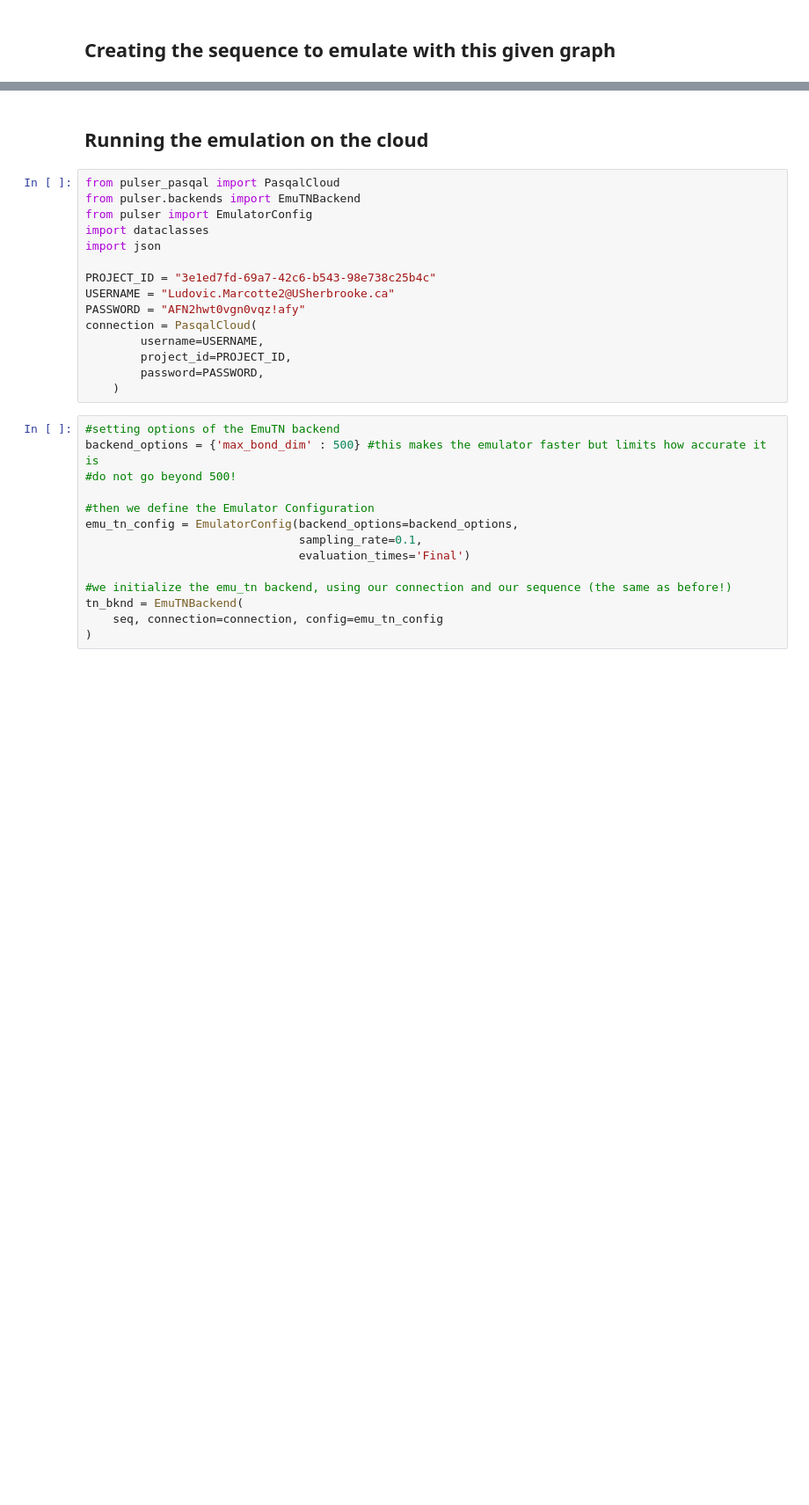
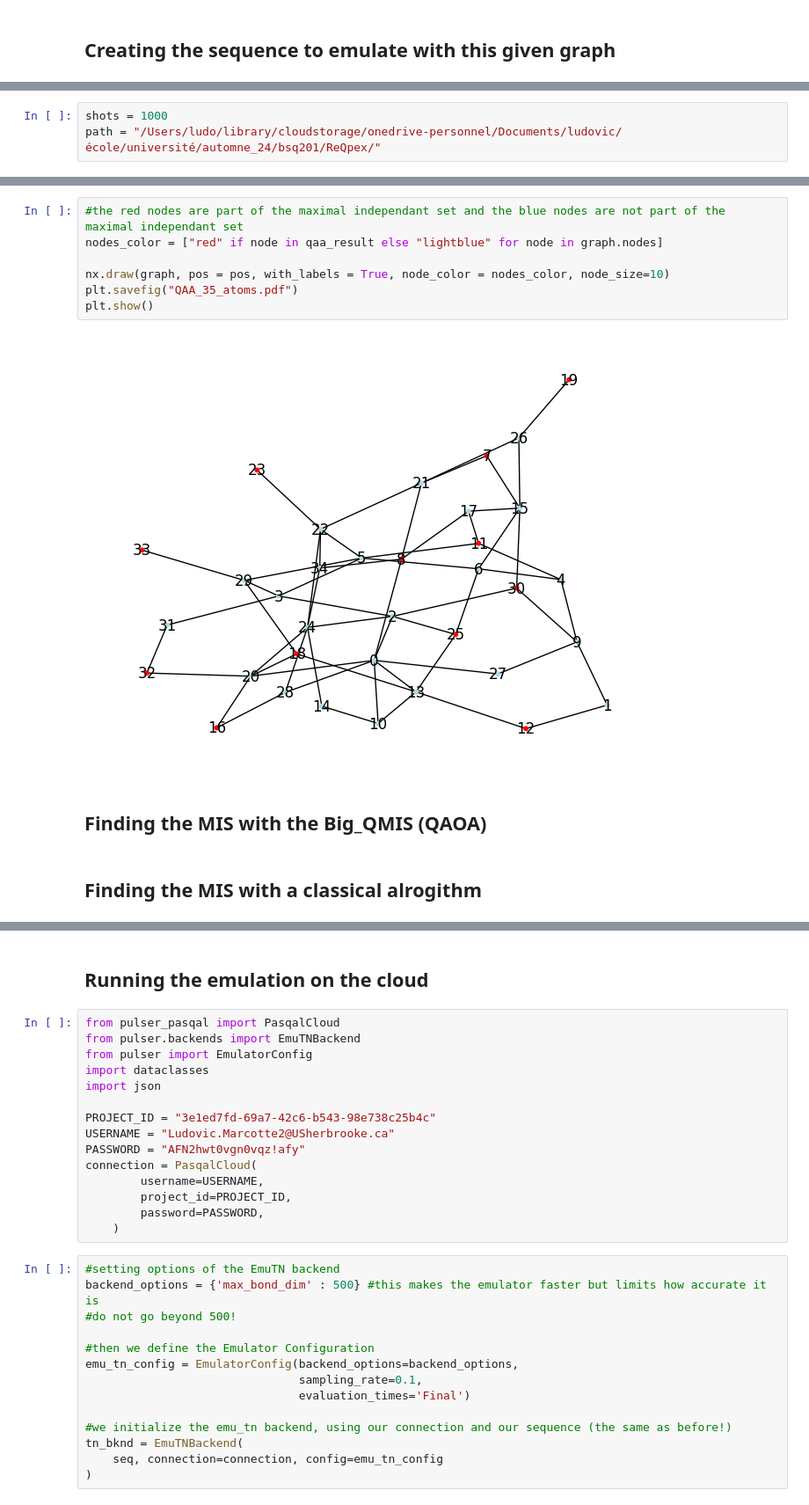
Before and after one commit to inking02/ReQpex, a Jupyter notebook: run_emulator.ipynb, the cells around one changed output, grey strips where cells are left out. Shown at 88% size. Saved outputs shown, nothing was run; the diff lists cells and outputs as text; blank space fills up the shorter version.

```diff
--- a/run_emulator.ipynb
+++ b/run_emulator.ipynb
@@ -70,0 +75,3 @@ seq.draw()
+# %%
+shots = 1000
+path = "/Users/ludo/library/cloudstorage/onedrive-personnel/Documents/ludovic/école/université/automne_24/bsq201/ReQpex/"
@@ -70,0 +89,13 @@ seq.draw()
+# %%
+#the red nodes are part of the maximal independant set and the blue nodes are not part of the maximal independant set
+nodes_color = ["red" if node in qaa_result else "lightblue" for node in graph.nodes]
+
+nx.draw(graph, pos = pos, with_labels = True, node_color = nodes_color, node_size=10)
+plt.savefig("QAA_35_atoms.pdf")
+plt.show()
+# %% [output]
+[figure, added]
+# %% [markdown]
+## **Finding the MIS with the Big_QMIS (QAOA)**
+# %% [markdown]
+## **Finding the MIS with a classical alrogithm**
```
Also changed, not shown: parts of 17 cells of this notebook, 15 other files.
